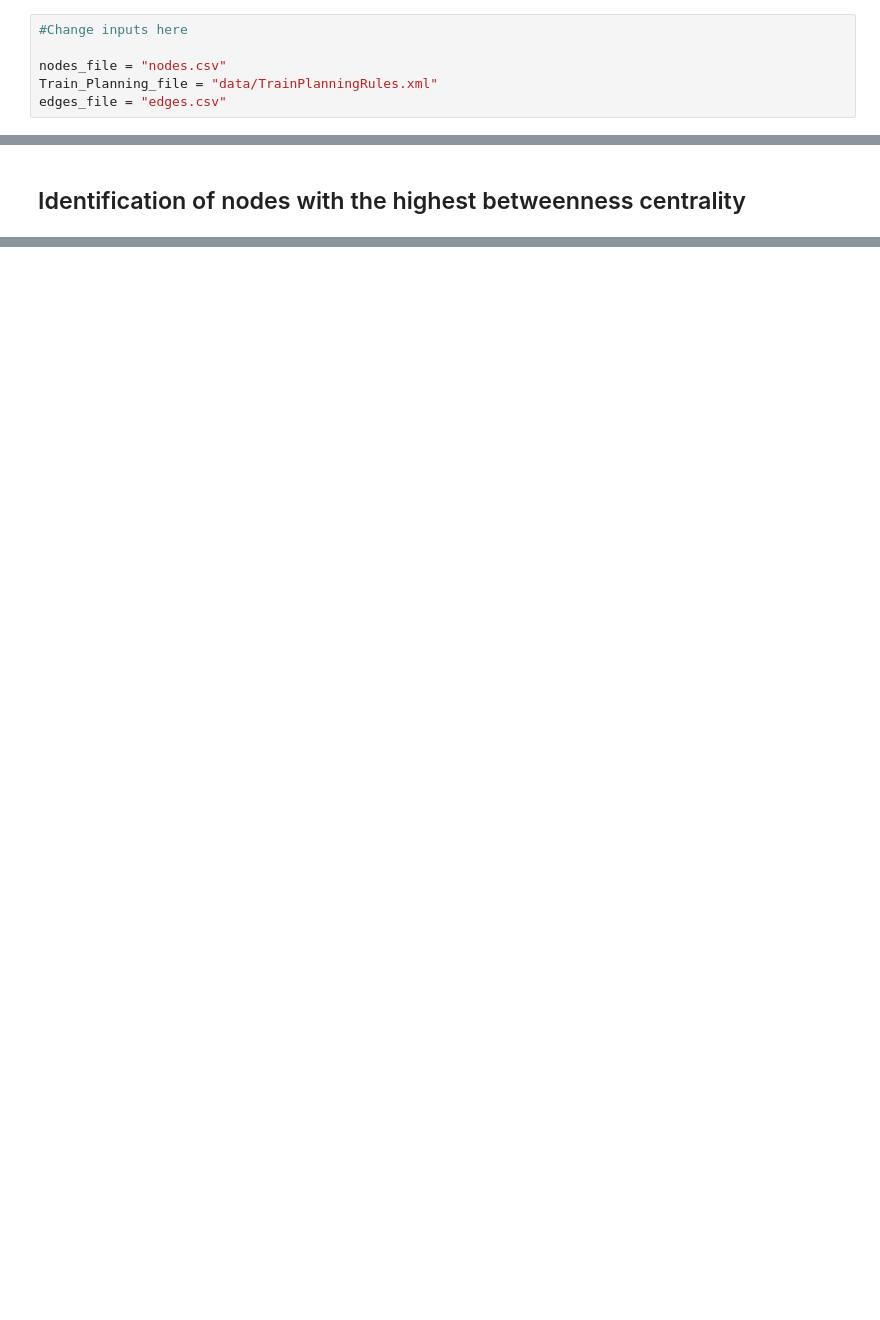
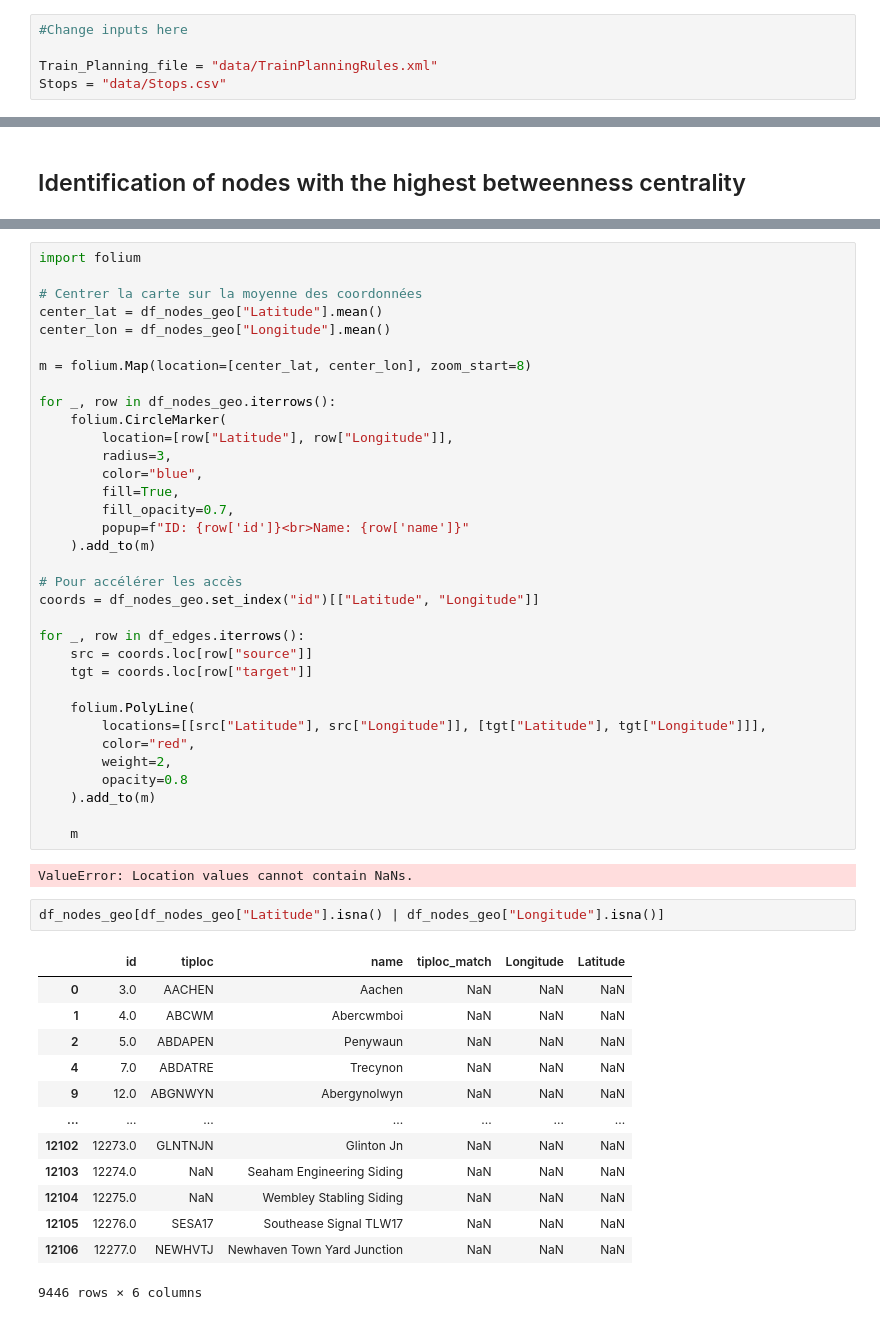
Before and after one commit to thibaultquentin66-lang/resilience_freight_train_UK, a Jupyter notebook: Graph.ipynb, the cells around one changed output, grey strips where cells are left out. Drawn from its saved outputs; the diff is of its cells as text; blank space fills up the shorter version.

```diff
--- a/Graph.ipynb
+++ b/Graph.ipynb
@@ -13,8 +13,7 @@ import csv
 # %%
 #Change inputs here
 
-nodes_file = "nodes.csv"
 Train_Planning_file = "data/TrainPlanningRules.xml"
-edges_file = "edges.csv"
+Stops = "data/Stops.csv"
 # %% [markdown]
 ## Transformation of the file into a csv file
@@ -235,0 +301,52 @@ for node, score in top_strategic:
+# %%
+import folium
+
+# Centrer la carte sur la moyenne des coordonnées
+center_lat = df_nodes_geo["Latitude"].mean()
+center_lon = df_nodes_geo["Longitude"].mean()
+
+m = folium.Map(location=[center_lat, center_lon], zoom_start=8)
+
+for _, row in df_nodes_geo.iterrows():
+    folium.CircleMarker(
+        location=[row["Latitude"], row["Longitude"]],
+        radius=3,
+        color="blue",
+        fill=True,
+        fill_opacity=0.7,
+        popup=f"ID: {row['id']}<br>Name: {row['name']}"
+    ).add_to(m)
+
+# Pour accélérer les accès
+coords = df_nodes_geo.set_index("id")[["Latitude", "Longitude"]]
+
+for _, row in df_edges.iterrows():
+    src = coords.loc[row["source"]]
+    tgt = coords.loc[row["target"]]
+
+    folium.PolyLine(
+        locations=[[src["Latitude"], src["Longitude"]], [tgt["Latitude"], tgt["Longitude"]]],
+        color="red",
+        weight=2,
+        opacity=0.8
+    ).add_to(m)
+
+    m
+# %% [output]
+ValueError: Location values cannot contain NaNs.
+# %%
+df_nodes_geo[df_nodes_geo["Latitude"].isna() | df_nodes_geo["Longitude"].isna()]
+# %% [output]
+|  | id | tiploc | name | tiploc_match | Longitude | Latitude |
+| 0 | 3.0 | AACHEN | Aachen | NaN | NaN | NaN |
+| 1 | 4.0 | ABCWM | Abercwmboi | NaN | NaN | NaN |
+| 2 | 5.0 | ABDAPEN | Penywaun | NaN | NaN | NaN |
+| 4 | 7.0 | ABDATRE | Trecynon | NaN | NaN | NaN |
+| 9 | 12.0 | ABGNWYN | Abergynolwyn | NaN | NaN | NaN |
+| ... | ... | ... | ... | ... | ... | ... |
+| 12102 | 12273.0 | GLNTNJN | Glinton Jn | NaN | NaN | NaN |
+| 12103 | 12274.0 | NaN | Seaham Engineering Siding | NaN | NaN | NaN |
+| 12104 | 12275.0 | NaN | Wembley Stabling Siding | NaN | NaN | NaN |
+| 12105 | 12276.0 | SESA17 | Southease Signal TLW17 | NaN | NaN | NaN |
+| 12106 | 12277.0 | NEWHVTJ | Newhaven Town Yard Junction | NaN | NaN | NaN |
+9446 rows × 6 columns
```
Also changed, not shown: parts of 12 cells of this notebook, 2 other files.
